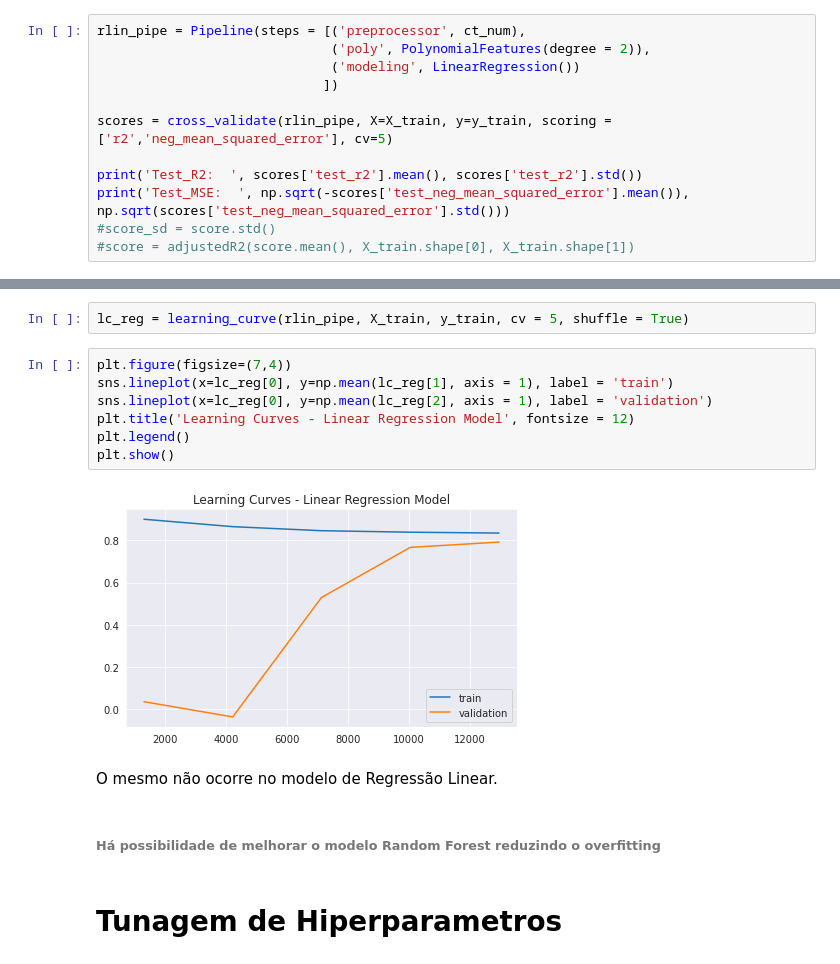
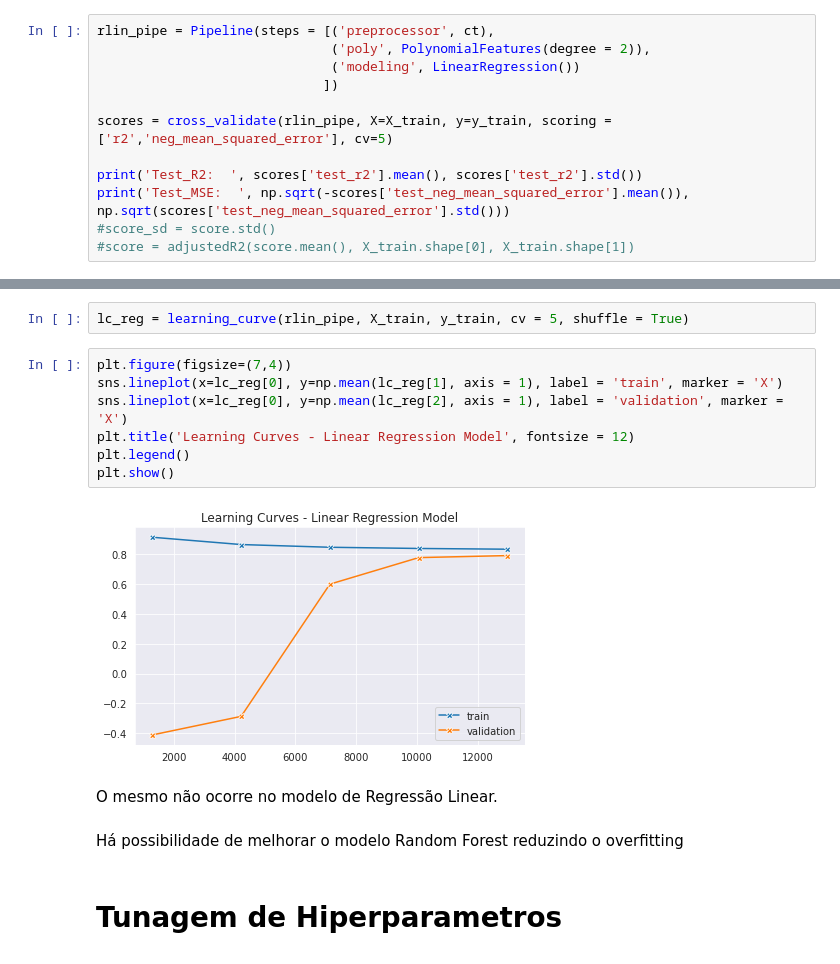
Before and after one commit to GabrielG16/HouseRocket-Pricing, a Jupyter notebook: Modeling.ipynb, the cells around one changed output, grey strips where cells are left out. Drawn from its saved outputs; the diff is of its cells as text.

```diff
--- a/Modeling.ipynb
+++ b/Modeling.ipynb
@@ -149,7 +149,7 @@ for scaler in scalers:
 # %% [markdown]
 Melhor modelo observado: Random Forest Regressor e
 # %%
-rlin_pipe = Pipeline(steps = [('preprocessor', ct_num),
+rlin_pipe = Pipeline(steps = [('preprocessor', ct),
                               ('poly', PolynomialFeatures(degree = 2)),
                               ('modeling', LinearRegression())
                              ])
@@ -194,17 +194,17 @@ A diferença entre o score de treino e validação revela um indício de overfit
 lc_reg = learning_curve(rlin_pipe, X_train, y_train, cv = 5, shuffle = True)
 # %%
 plt.figure(figsize=(7,4))
-sns.lineplot(x=lc_reg[0], y=np.mean(lc_reg[1], axis = 1), label = 'train')
-sns.lineplot(x=lc_reg[0], y=np.mean(lc_reg[2], axis = 1), label = 'validation')
+sns.lineplot(x=lc_reg[0], y=np.mean(lc_reg[1], axis = 1), label = 'train', marker = 'X')
+sns.lineplot(x=lc_reg[0], y=np.mean(lc_reg[2], axis = 1), label = 'validation', marker = 'X')
 plt.title('Learning Curves - Linear Regression Model', fontsize = 12)
 plt.legend()
 plt.show()
 # %% [output]
-[figure, old version]
+[figure, new version]
 # %% [markdown]
 O mesmo não ocorre no modelo de Regressão Linear.
 # %% [markdown]
-###### Há possibilidade de melhorar o modelo Random Forest reduzindo o overfitting
+Há possibilidade de melhorar o modelo Random Forest reduzindo o overfitting
 # %% [markdown]
 # Tunagem de Hiperparametros
 # %%
```
Also changed, not shown: parts of 13 cells of this notebook.
